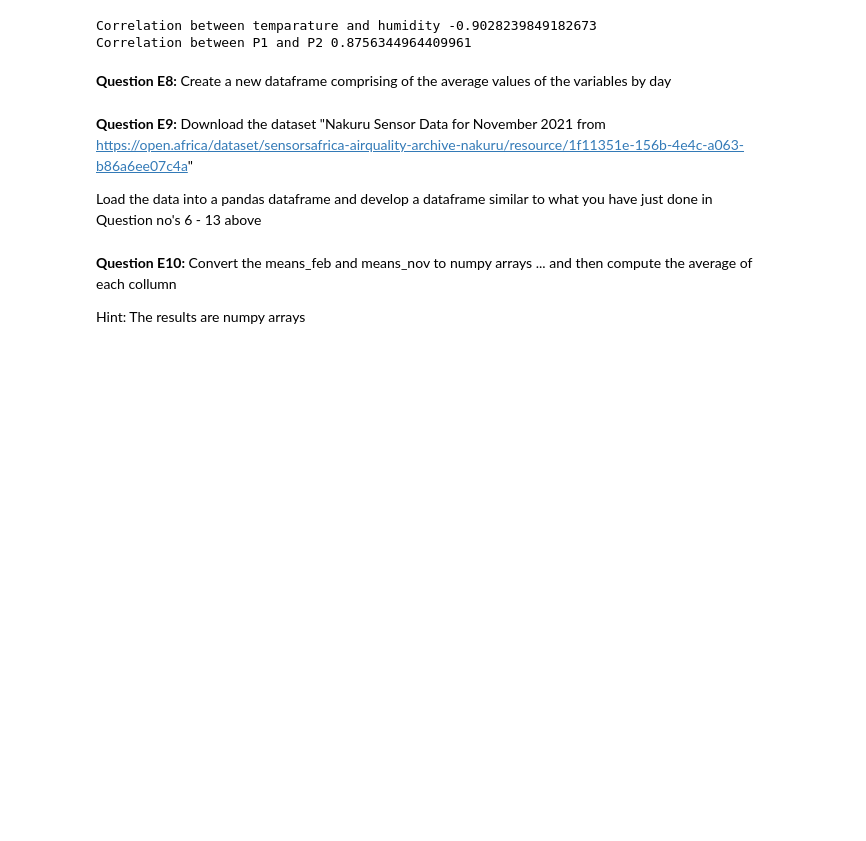
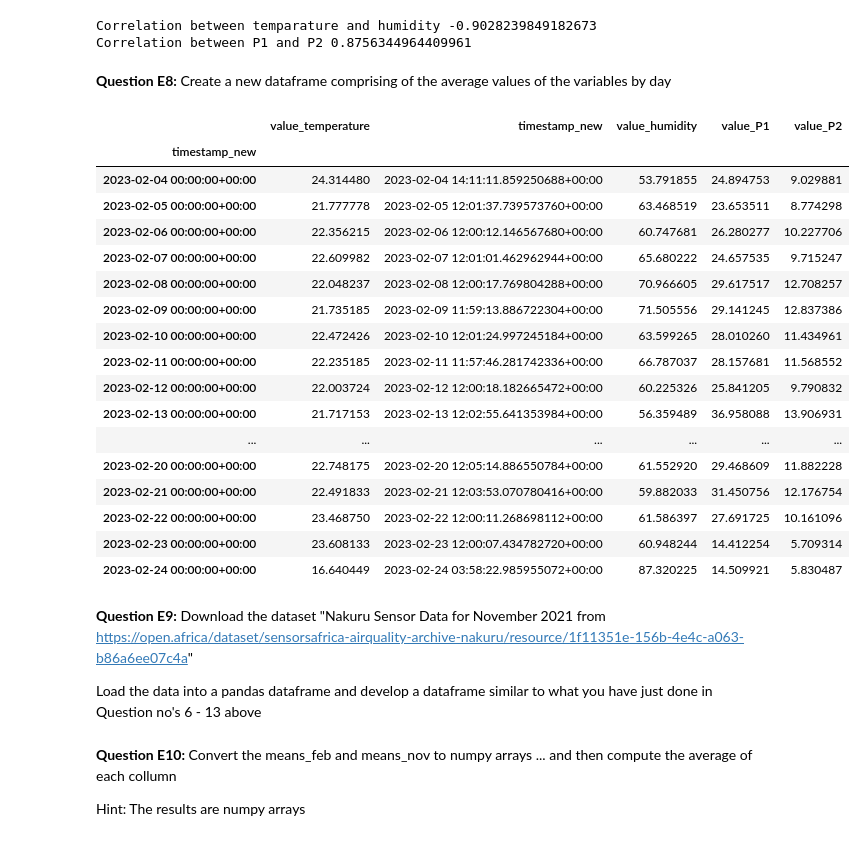
Before and after one commit to TinoMuzambi/DSA-Entry, a Jupyter notebook: DSA_2023_Entry.ipynb, the cells around one changed output. Cells and saved outputs as stored; diff of their text form; code cells hidden in the pictures; blank space fills up the shorter version.

```diff
--- a/DSA_2023_Entry.ipynb
+++ b/DSA_2023_Entry.ipynb
@@ -393,3 +389,29 @@ means_feb
+# %%
+new_df['timestamp_new'] = pd.to_datetime(new_df['timestamp_new'])
+new_df.set_index("timestamp_new")
+new_df.index = new_df["timestamp_new"]
+# df_daily = df.resample('D').mean()
+means_feb = new_df.resample("D").mean()
+means_feb
+# %% [output]
+|  | value_temperature | timestamp_new | value_humidity | value_P1 | value_P2 |
+| timestamp_new |  |  |  |  |  |
+| 2023-02-04 00:00:00+00:00 | 24.314480 | 2023-02-04 14:11:11.859250688+00:00 | 53.791855 | 24.894753 | 9.029881 |
+| 2023-02-05 00:00:00+00:00 | 21.777778 | 2023-02-05 12:01:37.739573760+00:00 | 63.468519 | 23.653511 | 8.774298 |
+| 2023-02-06 00:00:00+00:00 | 22.356215 | 2023-02-06 12:00:12.146567680+00:00 | 60.747681 | 26.280277 | 10.227706 |
+| 2023-02-07 00:00:00+00:00 | 22.609982 | 2023-02-07 12:01:01.462962944+00:00 | 65.680222 | 24.657535 | 9.715247 |
+| 2023-02-08 00:00:00+00:00 | 22.048237 | 2023-02-08 12:00:17.769804288+00:00 | 70.966605 | 29.617517 | 12.708257 |
+| 2023-02-09 00:00:00+00:00 | 21.735185 | 2023-02-09 11:59:13.886722304+00:00 | 71.505556 | 29.141245 | 12.837386 |
+| 2023-02-10 00:00:00+00:00 | 22.472426 | 2023-02-10 12:01:24.997245184+00:00 | 63.599265 | 28.010260 | 11.434961 |
+| 2023-02-11 00:00:00+00:00 | 22.235185 | 2023-02-11 11:57:46.281742336+00:00 | 66.787037 | 28.157681 | 11.568552 |
+| 2023-02-12 00:00:00+00:00 | 22.003724 | 2023-02-12 12:00:18.182665472+00:00 | 60.225326 | 25.841205 | 9.790832 |
+| 2023-02-13 00:00:00+00:00 | 21.717153 | 2023-02-13 12:02:55.641353984+00:00 | 56.359489 | 36.958088 | 13.906931 |
+| ... | ... | ... | ... | ... | ... |
+| 2023-02-20 00:00:00+00:00 | 22.748175 | 2023-02-20 12:05:14.886550784+00:00 | 61.552920 | 29.468609 | 11.882228 |
+| 2023-02-21 00:00:00+00:00 | 22.491833 | 2023-02-21 12:03:53.070780416+00:00 | 59.882033 | 31.450756 | 12.176754 |
+| 2023-02-22 00:00:00+00:00 | 23.468750 | 2023-02-22 12:00:11.268698112+00:00 | 61.586397 | 27.691725 | 10.161096 |
+| 2023-02-23 00:00:00+00:00 | 23.608133 | 2023-02-23 12:00:07.434782720+00:00 | 60.948244 | 14.412254 | 5.709314 |
+| 2023-02-24 00:00:00+00:00 | 16.640449 | 2023-02-24 03:58:22.985955072+00:00 | 87.320225 | 14.509921 | 5.830487 |
 # %% [markdown]
 **Question E9:** Download the dataset "Nakuru Sensor Data for November 2021 from https://open.africa/dataset/sensorsafrica-airquality-archive-nakuru/resource/1f11351e-156b-4e4c-a063-b86a6ee07c4a"
 
```
Also changed, not shown: parts of 1 cell of this notebook.
